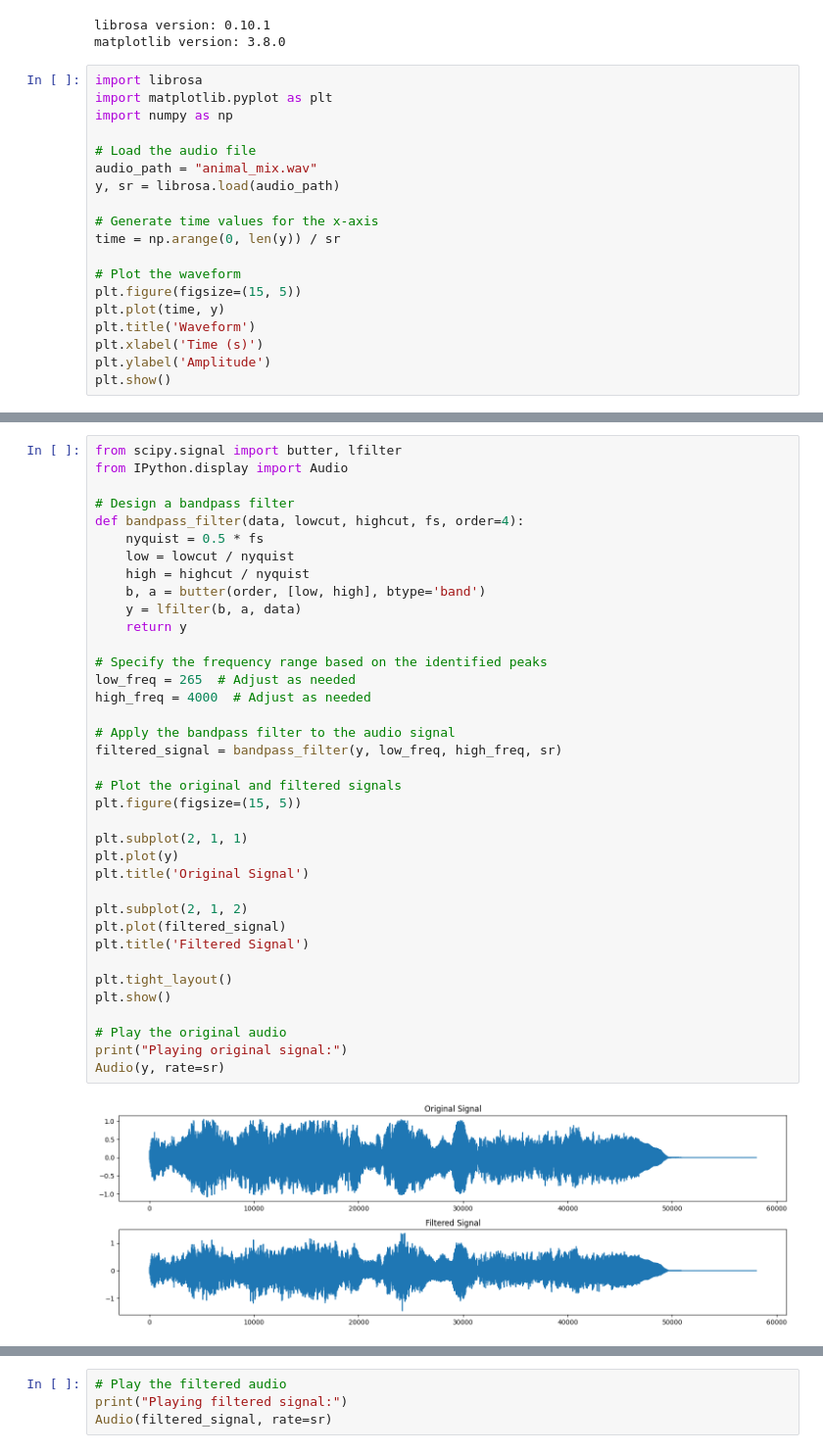
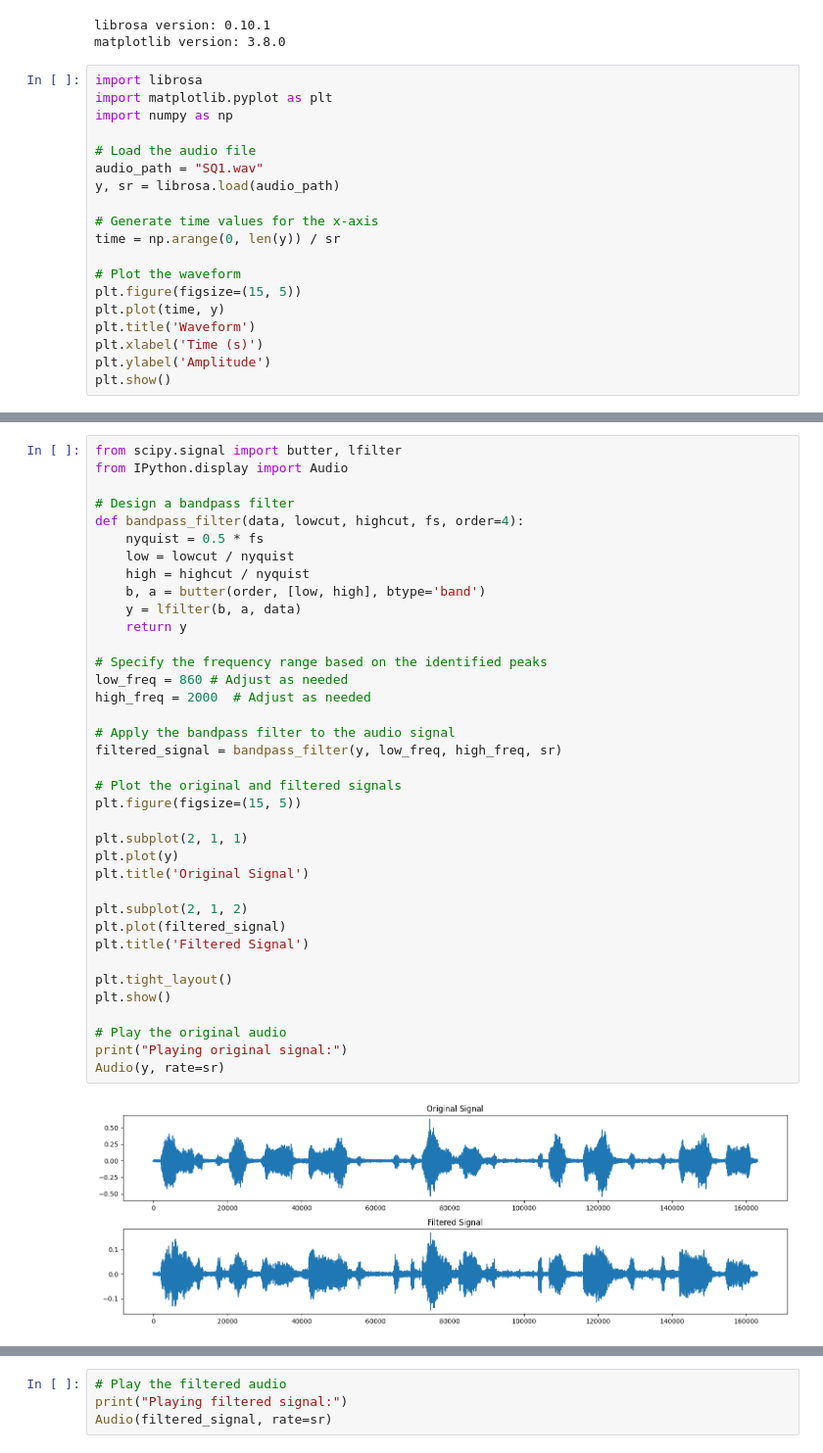
Before and after one commit to AliBadran716/Signal_equilizer, a Jupyter notebook: SoundAnalyzer.ipynb, the cells around one changed output, grey strips where cells are left out. Shown at 98% size. Cells and saved outputs as stored; diff of their text form.

```diff
--- a/SoundAnalyzer.ipynb
+++ b/SoundAnalyzer.ipynb
@@ -13,7 +13,7 @@ import matplotlib.pyplot as plt
 import numpy as np
 
 # Load the audio file
-audio_path = "animal_mix.wav"
+audio_path = "SQ1.wav"
 y, sr = librosa.load(audio_path)
 
 # Generate time values for the x-axis
@@ -75,36 +75,36 @@ def bandpass_filter(data, lowcut, highcut, fs, order=4):
     nyquist = 0.5 * fs
     low = lowcut / nyquist
     high = highcut / nyquist
     b, a = butter(order, [low, high], btype='band')
     y = lfilter(b, a, data)
     return y
 
 # Specify the frequency range based on the identified peaks
-low_freq = 265  # Adjust as needed
-high_freq = 4000  # Adjust as needed
+low_freq = 860 # Adjust as needed
+high_freq = 2000  # Adjust as needed
 
 # Apply the bandpass filter to the audio signal
 filtered_signal = bandpass_filter(y, low_freq, high_freq, sr)
 
 # Plot the original and filtered signals
 plt.figure(figsize=(15, 5))
 
 plt.subplot(2, 1, 1)
 plt.plot(y)
 plt.title('Original Signal')
 
 plt.subplot(2, 1, 2)
 plt.plot(filtered_signal)
 plt.title('Filtered Signal')
 
 plt.tight_layout()
 plt.show()
 
 # Play the original audio
 print("Playing original signal:")
 Audio(y, rate=sr)
 # %% [output]
-[figure, old version]
+[figure, new version]
 Playing original signal:
 [interactive output not drawn]
 # %%
```
Also changed, not shown: parts of 5 cells of this notebook, 9 other files.
